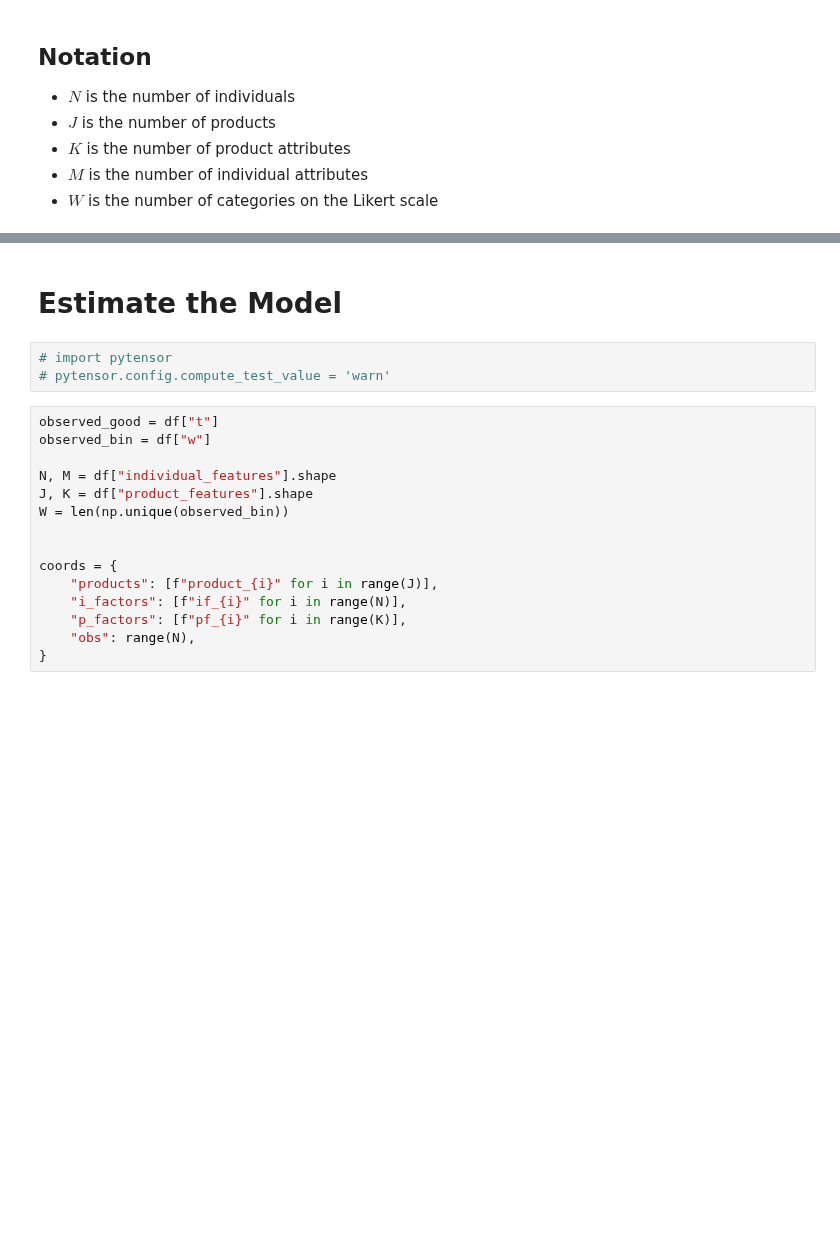
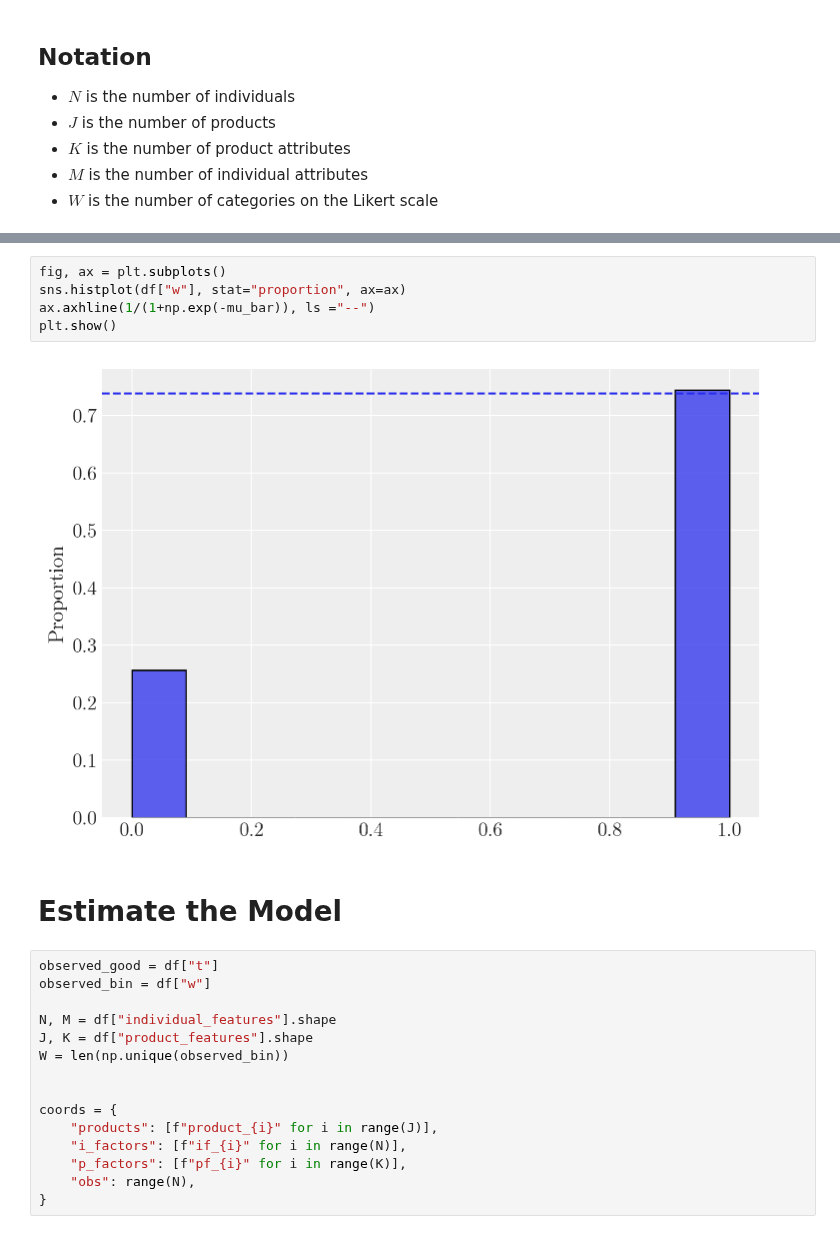
Before and after one commit to dyavorsky/likert_dualresponse, a Jupyter notebook: notebooks/likert_dualresponse.ipynb, the cells around one changed output, grey strips where cells are left out. Saved outputs shown, nothing was run; the diff lists cells and outputs as text; blank space fills up the shorter version.

```diff
--- a/notebooks/likert_dualresponse.ipynb
+++ b/notebooks/likert_dualresponse.ipynb
@@ -120,8 +139,12 @@ plt.show()
+# %%
+fig, ax = plt.subplots()
+sns.histplot(df["w"], stat="proportion", ax=ax)
+ax.axhline(1/(1+np.exp(-mu_bar)), ls ="--")
+plt.show()
+# %% [output]
+[figure, added]
 # %% [markdown]
 # Estimate the Model
-# %%
-# import pytensor
-# pytensor.config.compute_test_value = 'warn'
 # %%
 observed_good = df["t"]
 observed_bin = df["w"]
```
Also changed, not shown: parts of 18 cells of this notebook.
